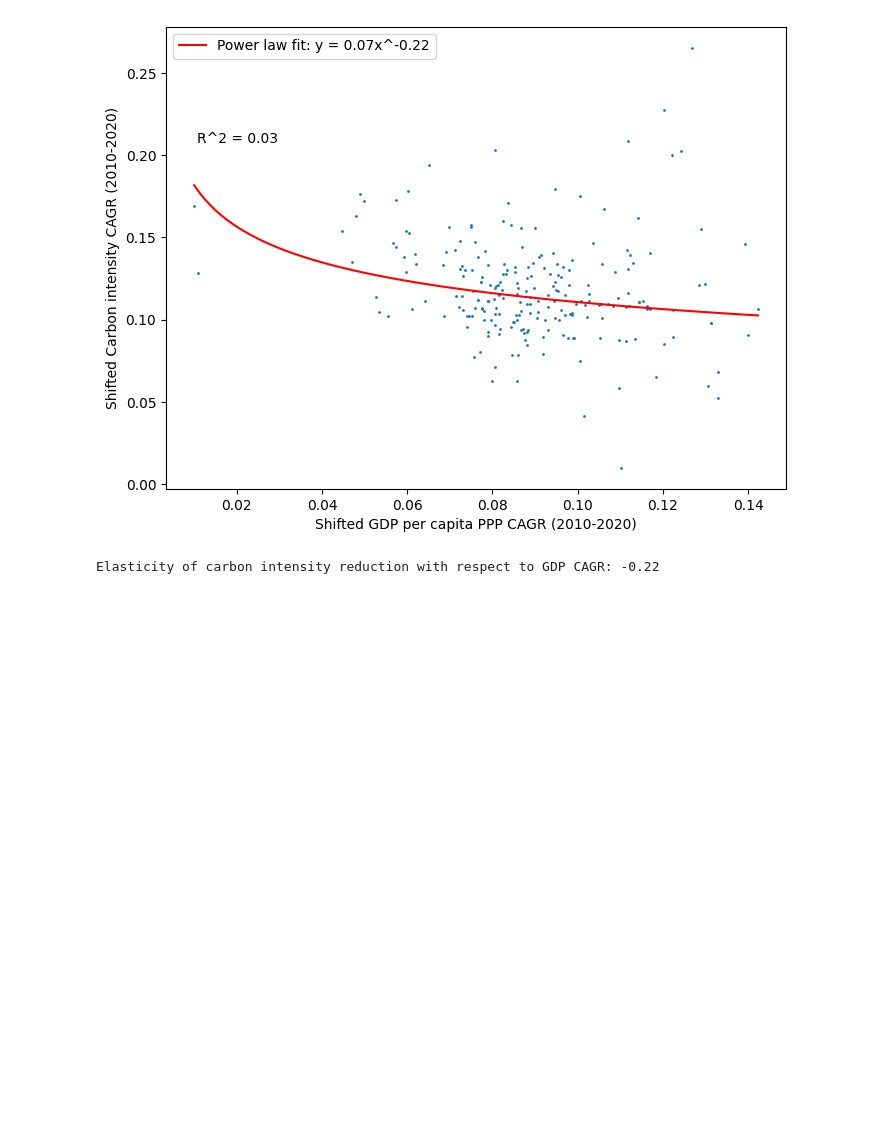
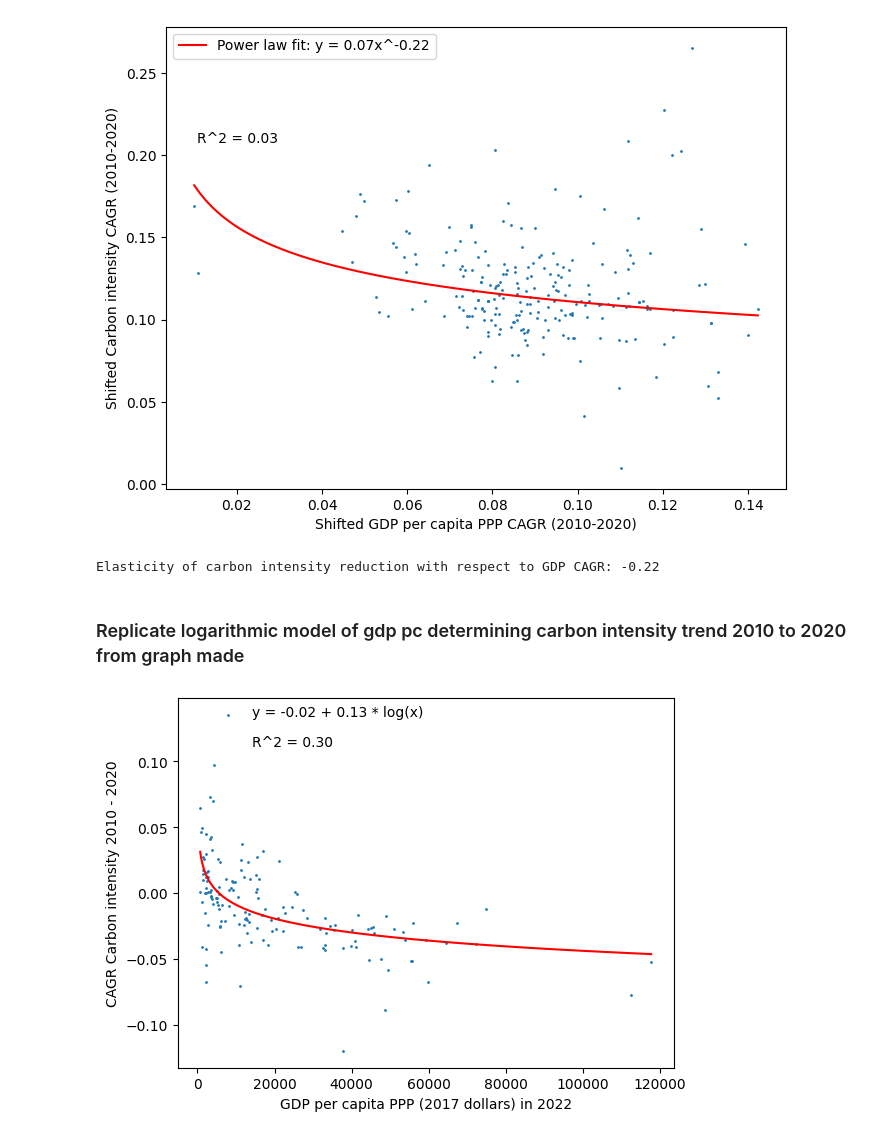
Before and after one commit to yannickoswald/convergence, a Jupyter notebook: first_data_explorations.ipynb, the cells around one changed output. Cells and saved outputs as stored; diff of their text form; code cells hidden in the pictures; blank space fills up the shorter version.

```diff
--- a/first_data_explorations.ipynb
+++ b/first_data_explorations.ipynb
@@ -353,3 +353,25 @@ print(f"Elasticity of carbon intensity reduction with respect to GDP CAGR: {b:.2
 # %% [output]
 [figure]
 Elasticity of carbon intensity reduction with respect to GDP CAGR: -0.22
+# %% [markdown]
+### Replicate logarithmic model of gdp pc determining carbon intensity trend 2010 to 2020 from graph made
+# %%
+# plot from the dataframe data_nowcasted.extended.csv the column gdp_pc_ppp_2017 against the column carbon_intensity_trend
+plt.scatter(data['gdp_pc_ppp_2017'], data['carbon_intensity_trend'], s=1)
+# label the axes
+plt.xlabel('GDP per capita PPP (2017 dollars) in 2022')
+plt.ylabel('CAGR Carbon intensity 2010 - 2020')
+# plot a logarithmic fit line
+coefficients = np.polyfit(np.log(data['gdp_pc_ppp_2017']), data['carbon_intensity_trend'], 1)
+polynomial = np.poly1d(coefficients)
+x_axis = np.linspace(np.log(data['gdp_pc_ppp_2017']).min(), np.log(data['gdp_pc_ppp_2017']).max(), 100)
+y_axis = polynomial(x_axis)
+plt.plot(np.exp(x_axis), y_axis, color='red')
+# also plot the R^2 value
+r_squared = np.corrcoef(np.log(data['gdp_pc_ppp_2017']), data['carbon_intensity_trend'])[0][1] ** 2
+plt.annotate(f'R^2 = {r_squared:.2f}', xy=(0.15, 0.87), xycoords='axes fraction')
+# and the equation of the logarithmic fit line
+plt.annotate(f'y = {polynomial[1]:.2f} + {polynomial[0]:.2f} * log(x)', xy=(0.15, 0.95), xycoords='axes fraction')
+plt.show()
+# %% [output]
+[figure, added]
```
Also changed, not shown: 5 other files.
